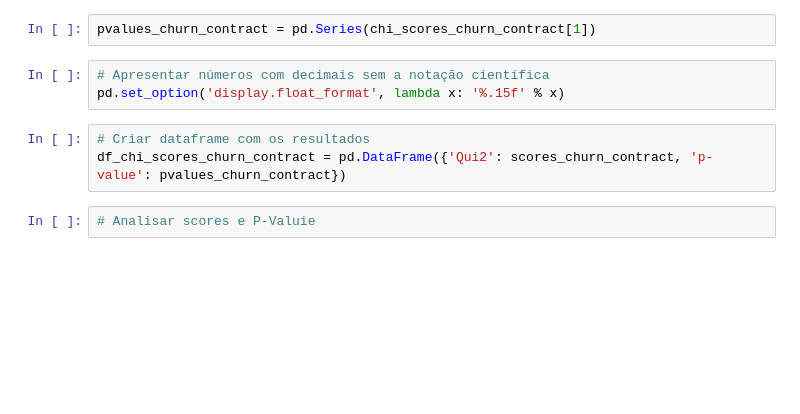
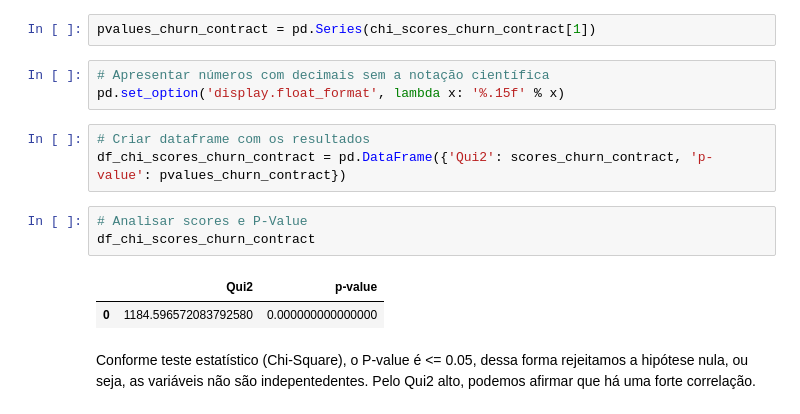
Before and after one commit to Kemuel-Batista/ignite-ai-development-exploratory-data-analysis, a Jupyter notebook: eda-churn.ipynb, the cells around one changed output. Cells and saved outputs as stored; diff of their text form; blank space fills up the shorter version.

```diff
--- a/eda-churn.ipynb
+++ b/eda-churn.ipynb
@@ -861,4 +861,10 @@ pd.set_option('display.float_format', lambda x: '%.15f' % x)
 # Criar dataframe com os resultados
 df_chi_scores_churn_contract = pd.DataFrame({'Qui2': scores_churn_contract, 'p-value': pvalues_churn_contract})
 # %%
-# Analisar scores e P-Valuie
+# Analisar scores e P-Value
+df_chi_scores_churn_contract
+# %% [output]
+|  | Qui2 | p-value |
+| 0 | 1184.596572083792580 | 0.000000000000000 |
+# %% [markdown]
+Conforme teste estatístico (Chi-Square), o P-value é <= 0.05, dessa forma rejeitamos a hipótese nula, ou seja, as variáveis não são indepentedentes. Pelo Qui2 alto, podemos afirmar que há uma forte correlação.
```
Also changed, not shown: parts of 23 cells of this notebook.
